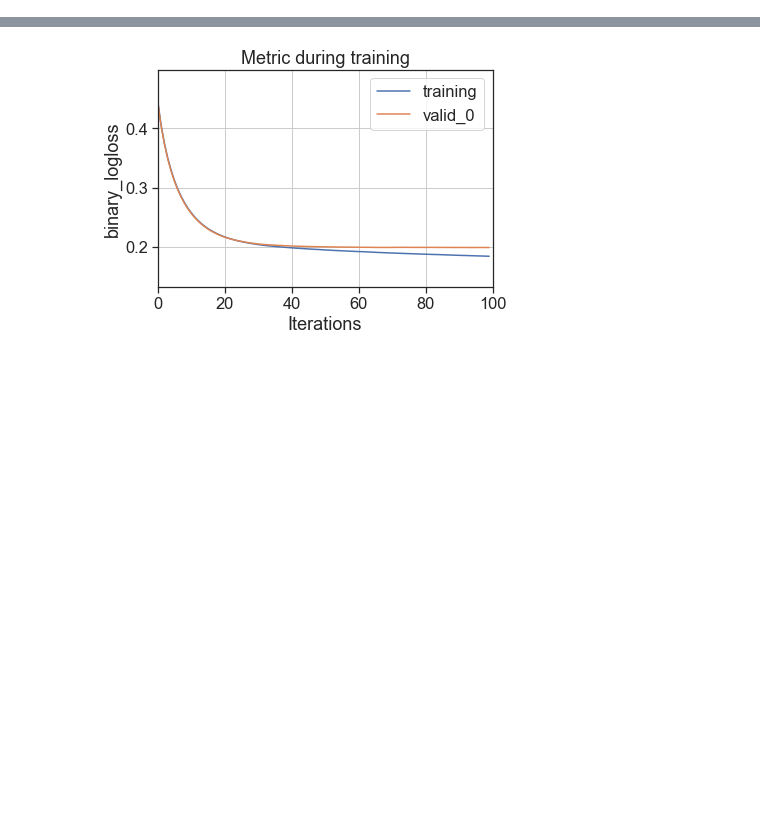
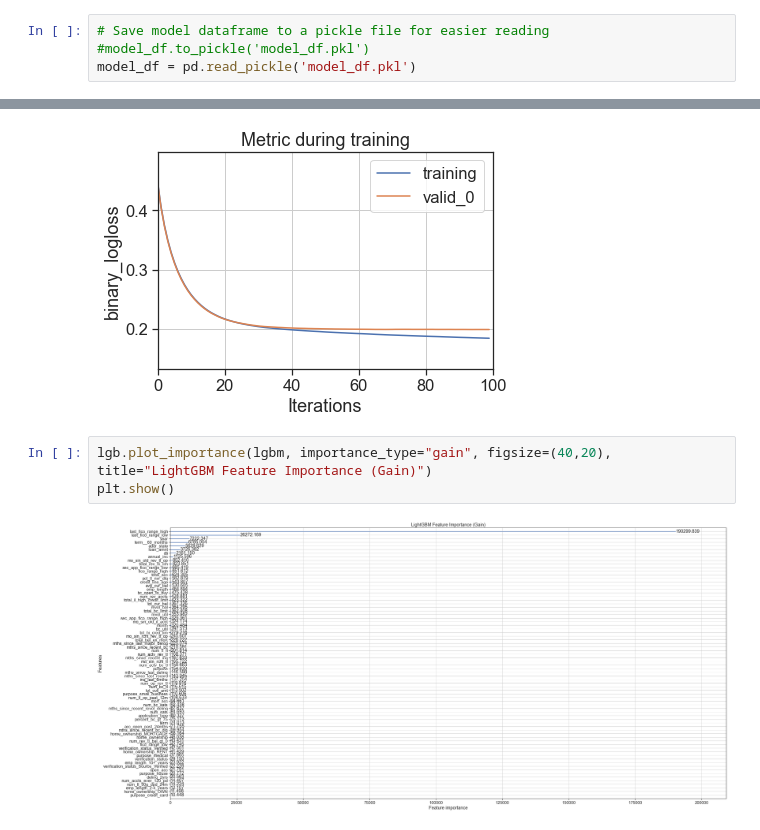
Before and after one commit to gthornton91/MRM-Project, a Jupyter notebook: ProjectModeling.ipynb, the cells around one changed output, grey strips where cells are left out. Cells and saved outputs as stored; diff of their text form; blank space fills up the shorter version.

Commit message:
Update ProjectModeling.ipynb
More notebook cleaning

```diff
--- a/ProjectModeling.ipynb
+++ b/ProjectModeling.ipynb
@@ -159 +166,5 @@ from sklearn.metrics import accuracy_score
+# %%
+# Save model dataframe to a pickle file for easier reading
+#model_df.to_pickle('model_df.pkl')
+model_df = pd.read_pickle('model_df.pkl')
 # %%
@@ -290,3 +355,8 @@ lgb.plot_metric(lgbm)
 # %% [output]
 <AxesSubplot:title={'center':'Metric during training'}, xlabel='Iterations', ylabel='binary_logloss'>
 [figure]
+# %%
+lgb.plot_importance(lgbm, importance_type="gain", figsize=(40,20), title="LightGBM Feature Importance (Gain)")
+plt.show()
+# %% [output]
+[figure, added]
```
Also changed, not shown: parts of 14 cells of this notebook.
